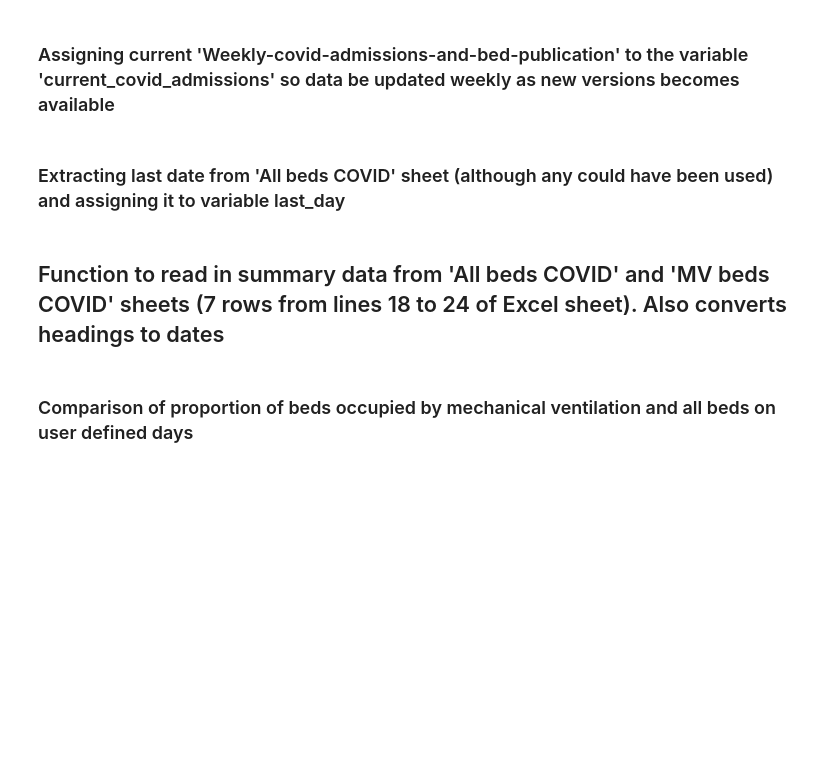
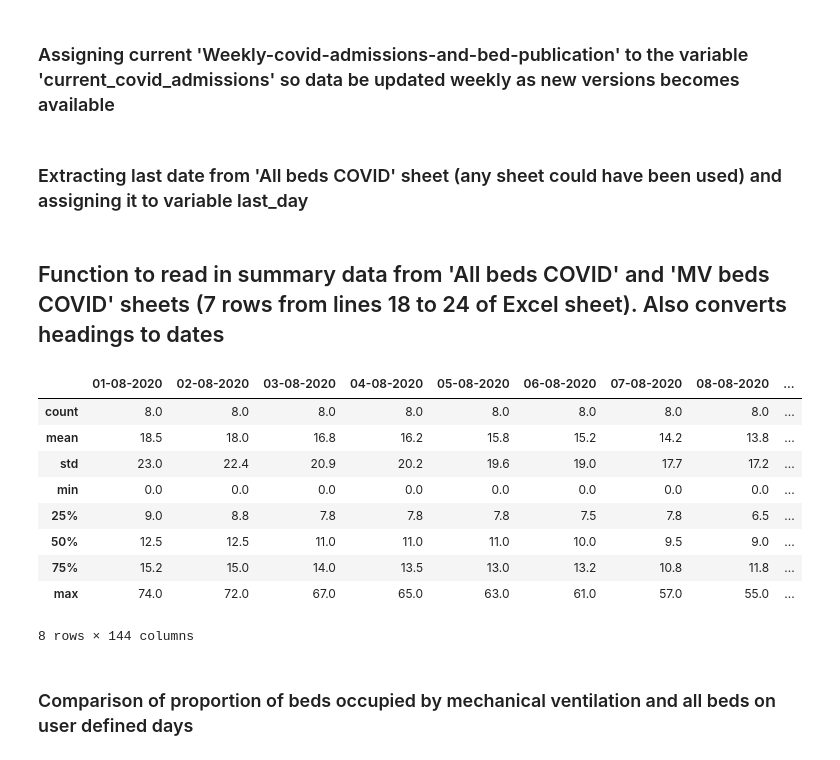
Before and after one commit to IvanSparrow71/Data_Science_Mini_Project, a Jupyter notebook: Proportion_on_MV.ipynb, the cells around one changed output. Cells and saved outputs as stored; diff of their text form; code cells hidden in the pictures; blank space fills up the shorter version.

```diff
--- a/Proportion_on_MV.ipynb
+++ b/Proportion_on_MV.ipynb
@@ -10,5 +10,5 @@ current_covid_admissions ='/Users/ivan/Desktop/PycharmProjects/Data_Science_Mini
 # %% [markdown]
-### Extracting last date from 'All beds COVID' sheet (although any could have been used) and assigning it to variable last_day
+### Extracting last date from 'All beds COVID' sheet (any sheet could have been used) and assigning it to variable last_day
 # %%
 df = pd.read_excel(r'%s.xlsx' % current_covid_admissions,
                    sheet_name='All beds COVID',
@@ -22,29 +22,41 @@ last_day = df.iloc[13][last_index].strftime('%m/%d/%Y')
 # %%
 list_of_regions = ['East of England','London', 'Midlands','North East and Yorkshire',
                    'North West', 'South East', 'South West','ENGLAND']
 columns_to_drop = ['Type 1 Acute?', 'NHS England Region', 'Code']
 datelist = pd.date_range(start='08/01/2020', end=last_day).strftime('%d-%m-%Y')
 
 
 def new_summary_sheet(sheet_name):
     dataframe = sheet_name
     dataframe = pd.read_excel(r'%s.xlsx' % current_covid_admissions,
                             sheet_name=sheet_name,
                             header=14,
                             engine='openpyxl')
     dataframe = dataframe.loc[dataframe['Name'].isin(list_of_regions)]
     dataframe = dataframe.drop(columns=columns_to_drop)
     dataframe = dataframe.reset_index(drop=True)
 
     i = 0
     for col in dataframe.columns[1:len(datelist)+2]:
         dataframe.rename(columns={col:datelist[i]}, inplace=True)
         i += 1
     return dataframe
 
 
 df_all_beds = new_summary_sheet('All beds COVID')
 df_MV = new_summary_sheet('MV beds COVID')
+df_MV.describe().round(1)
+# %% [output]
+|  | 01-08-2020 | 02-08-2020 | 03-08-2020 | 04-08-2020 | 05-08-2020 | 06-08-2020 | 07-08-2020 | 08-08-2020 | ... |
+| count | 8.0 | 8.0 | 8.0 | 8.0 | 8.0 | 8.0 | 8.0 | 8.0 | ... |
+| mean | 18.5 | 18.0 | 16.8 | 16.2 | 15.8 | 15.2 | 14.2 | 13.8 | ... |
+| std | 23.0 | 22.4 | 20.9 | 20.2 | 19.6 | 19.0 | 17.7 | 17.2 | ... |
+| min | 0.0 | 0.0 | 0.0 | 0.0 | 0.0 | 0.0 | 0.0 | 0.0 | ... |
+| 25% | 9.0 | 8.8 | 7.8 | 7.8 | 7.8 | 7.5 | 7.8 | 6.5 | ... |
+| 50% | 12.5 | 12.5 | 11.0 | 11.0 | 11.0 | 10.0 | 9.5 | 9.0 | ... |
+| 75% | 15.2 | 15.0 | 14.0 | 13.5 | 13.0 | 13.2 | 10.8 | 11.8 | ... |
+| max | 74.0 | 72.0 | 67.0 | 65.0 | 63.0 | 61.0 | 57.0 | 55.0 | ... |
+8 rows × 144 columns
 # %% [markdown]
 ### Comparison of proportion of beds occupied by mechanical ventilation and all beds on user defined days
 # %%
```
Also changed, not shown: parts of 4 cells of this notebook, 1 other file.
